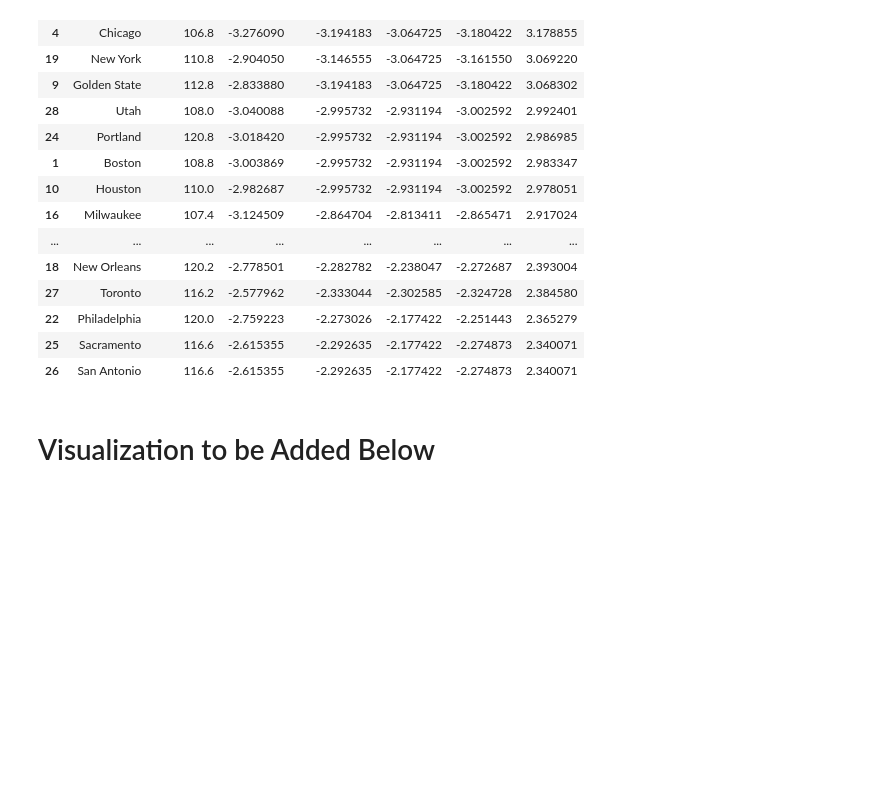
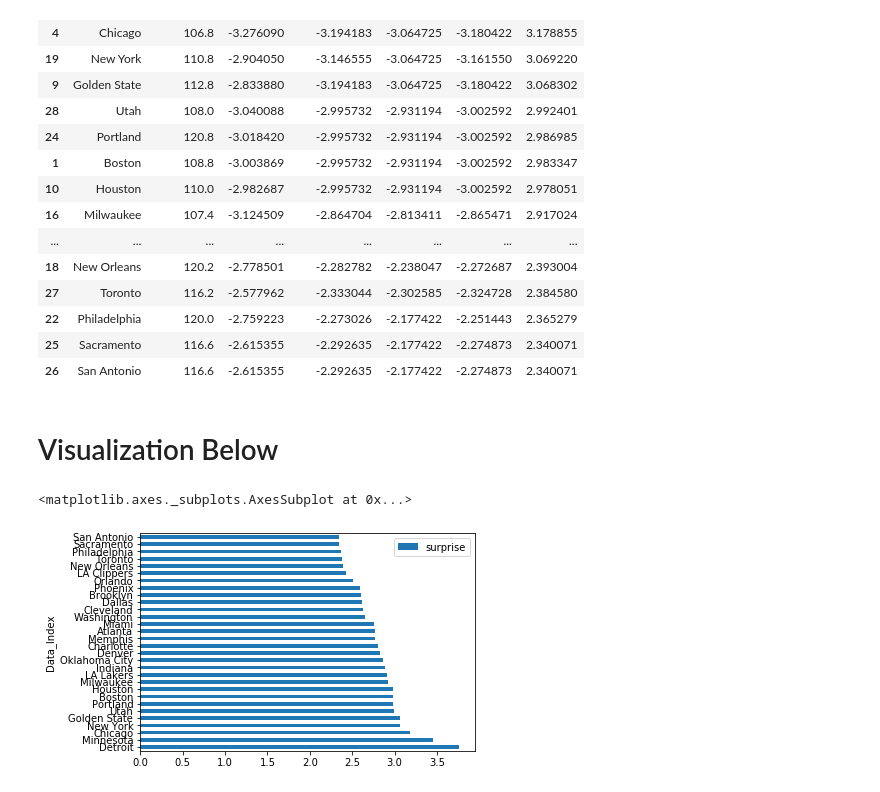
Before and after one commit to gilpasternak35/Likelihood, a Jupyter notebook: likelihood-public.ipynb, the cells around one changed output. Drawn from its saved outputs; the diff is of its cells as text; code cells hidden in the pictures; blank space fills up the shorter version.

Commit message:
visualization added, next step is cross-category

```diff
--- a/likelihood-public.ipynb
+++ b/likelihood-public.ipynb
@@ -385,7 +385,7 @@ def gaussKernel(stat, bandwidth):
     return density
 # %%
 # Using linear kernel function to get estimate for log density
-def triDense(stat, bandwidth):
+def triDense(stat):
     stat = stat.to_numpy().reshape(-1,1)
     l = neighbors.KernelDensity(kernel = 'linear').fit(stat)
     triDensity = l.score_samples(stat)
@@ -396,7 +396,7 @@ def toProp(number):
     return number/max(number)
 # %%
 # Using epanechnikov kernel function to get estimate for log density
-def parabolicKernel(stat, bandwidth):
+def parabolicKernel(stat):
     stat = stat.to_numpy().reshape(-1,1)
     l = neighbors.KernelDensity(kernel = 'epanechnikov').fit(stat)
     epDensity = l.score_samples(stat)
@@ -405,12 +405,16 @@ def parabolicKernel(stat, bandwidth):
 ## Kernel Values Data
 # %%
 # Assigning initial kernal estimations
-print("Kernel Estimations as raw values found below:")
-kernelEstimation = kernelEstimations.assign(Data_Index = indx, Data_Point = stat,Gaussian = gaussKernel(stat, bandwidth),
-                                           Epanechnikov = parabolicKernel(stat, bandwidth), Linear = triDense(stat, bandwidth),
-                                           Cosine = cosKernel(stat, bandwidth))
-# temp sort
-kernelEstimation = kernelEstimation.sort_values(by = "Gaussian", ascending = False)
+def kernelEstimator(indx, stat):
+    kernelEstimate = pd.DataFrame()
+    print("Kernel Estimations as raw values found below:")
+    kernelEstimate = kernelEstimate.assign(Data_Index = indx, Data_Point = stat,Gaussian = gaussKernel(stat),
+                                               Epanechnikov = parabolicKernel(stat), Linear = triDense(stat),
+                                               Cosine = cosKernel(stat))
+    # temporary sort for some visualization of surprise
+    kernelEstimate = kernelEstimate.sort_values(by = "Gaussian", ascending = False)
+    return kernelEstimate
+kernelEstimation = kernelEstimator(indx, stat)
 kernelEstimation
 # %% [output]
 Kernel Estimations as raw values found below:
@@ -432,11 +436,14 @@ Kernel Estimations as raw values found below:
 | 4 | Chicago | 106.8 | -3.276090 | -3.194183 | -3.064725 | -3.180422 |
 | 8 | Detroit | 100.4 | -4.319627 | -3.688879 | -3.401197 | -3.642762 |
 # %%
-#Calculating their average
-avg = (kernelEstimation.get("Linear")+kernelEstimation.get("Epanechnikov")+kernelEstimation.get("Cosine")+kernelEstimation.get("Gaussian"))/4
-#Surprise Metric
-kernelEstimation  = kernelEstimation.assign(surprise = abs(avg))
-kernelEstimation = kernelEstimation.sort_values(by = "surprise", ascending = False)
+# Calculating their average
+def surprise_estimator(kernelEstimation):
+    avg = (kernelEstimation.get("Linear")+kernelEstimation.get("Epanechnikov")+kernelEstimation.get("Cosine")+kernelEstimation.get("Gaussian"))/4
+    # Surprise Metric
+    kernelEstimation  = kernelEstimation.assign(surprise = abs(avg))
+    kernelEstimation = kernelEstimation.sort_values(by = "surprise", ascending = False)
+    return kernelEstimation
+kernelEstimation = surprise_estimator(kernelEstimation)
 kernelEstimation
 # %% [output]
 |  | Data_Index | Data_Point | Gaussian | Epanechnikov | Linear | Cosine | surprise |
@@ -457,4 +464,9 @@ kernelEstimation
 | 25 | Sacramento | 116.6 | -2.615355 | -2.292635 | -2.177422 | -2.274873 | 2.340071 |
 | 26 | San Antonio | 116.6 | -2.615355 | -2.292635 | -2.177422 | -2.274873 | 2.340071 |
 # %% [markdown]
-# Visualization to be Added Below
+# Visualization Below
+# %%
+kernelEstimation.plot(kind = "barh", x="Data_Index", y = "surprise")
+# %% [output]
+<matplotlib.axes._subplots.AxesSubplot at 0x...>
+[figure, added]
```
Also changed, not shown: parts of 5 cells of this notebook.
